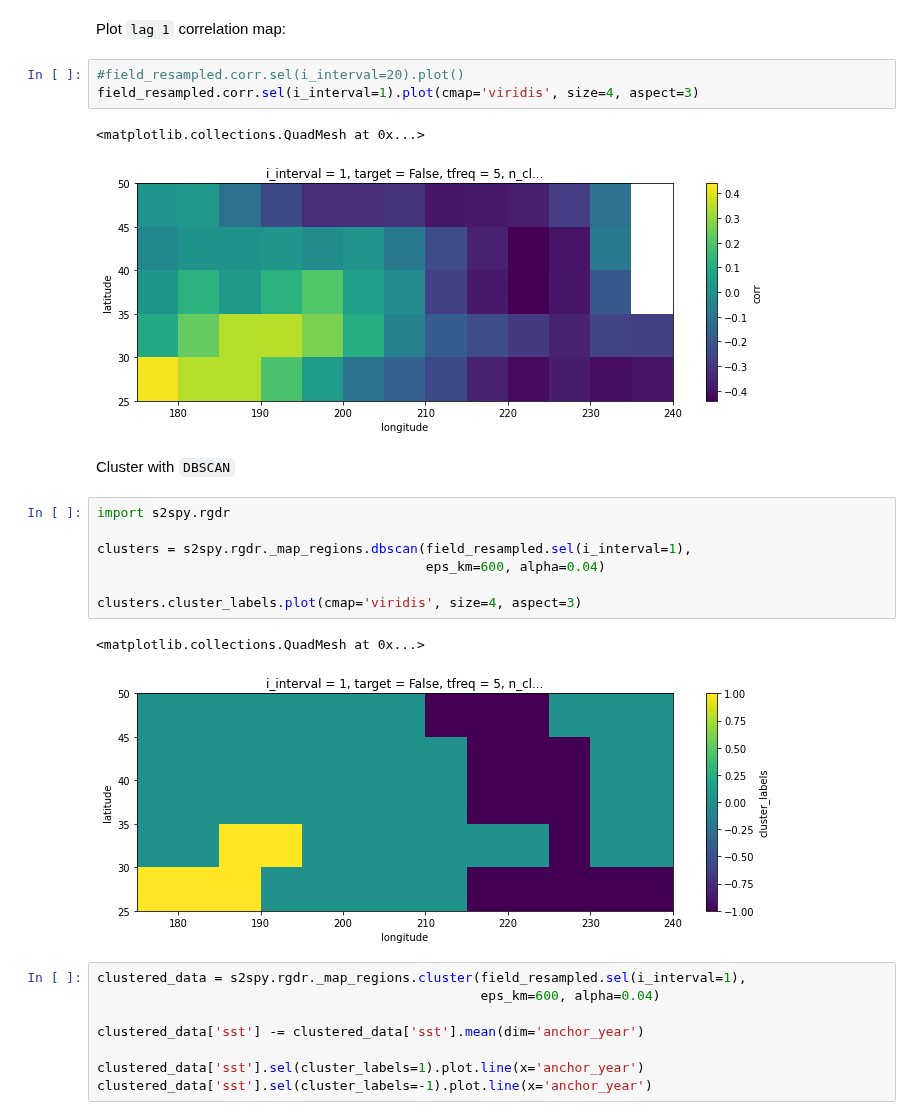
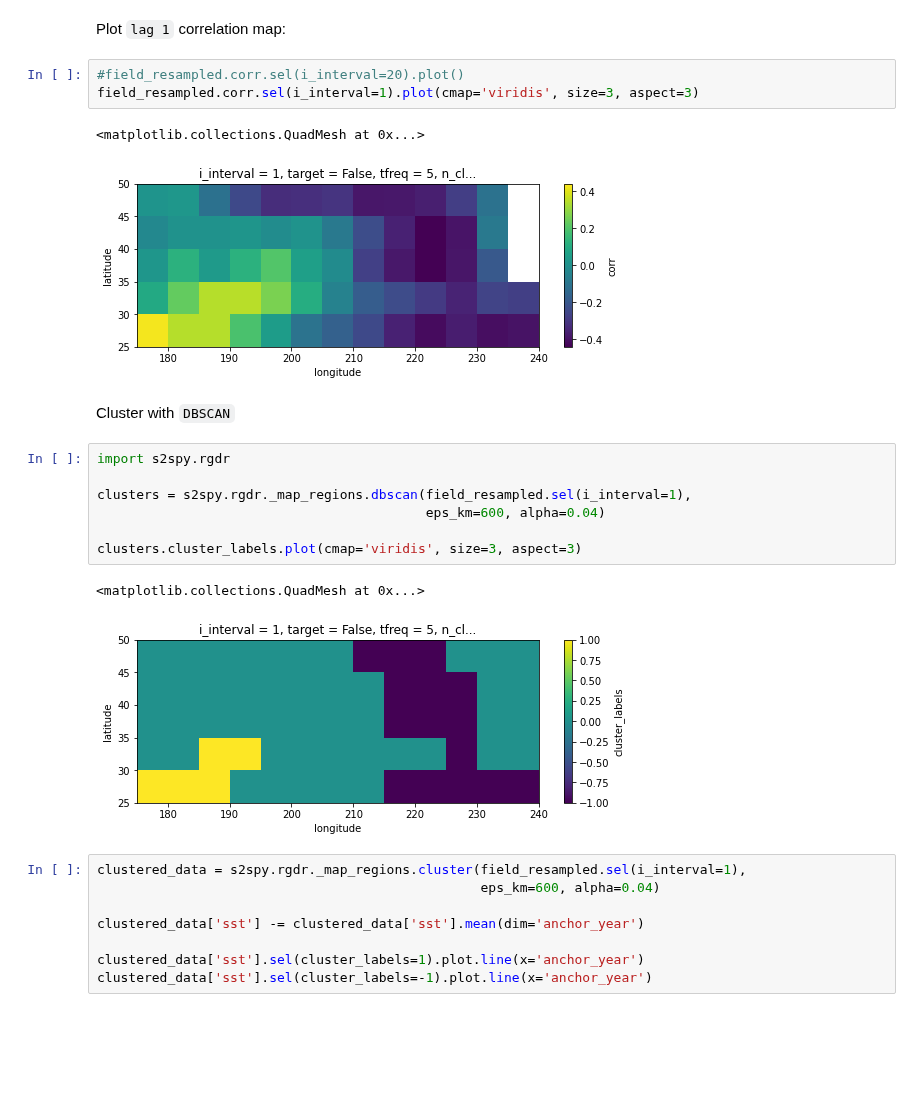
Before and after one commit to AI4S2S/s2spy, a Jupyter notebook: notebooks/working_notebook.ipynb, the cells around one changed output. Cells and saved outputs as stored; diff of their text form; blank space fills up the shorter version.

```diff
--- a/notebooks/working_notebook.ipynb
+++ b/notebooks/working_notebook.ipynb
@@ -40,22 +51,22 @@ field_resampled['corr'], field_resampled['p_val'] = \
 Plot `lag 1` correlation map:
 # %%
 #field_resampled.corr.sel(i_interval=20).plot()
-field_resampled.corr.sel(i_interval=1).plot(cmap='viridis', size=4, aspect=3)
+field_resampled.corr.sel(i_interval=1).plot(cmap='viridis', size=3, aspect=3)
 # %% [output]
 <matplotlib.collections.QuadMesh at 0x...>
-[figure, old version]
+[figure, new version]
 # %% [markdown]
 Cluster with `DBSCAN`
 # %%
 import s2spy.rgdr
 
 clusters = s2spy.rgdr._map_regions.dbscan(field_resampled.sel(i_interval=1),
                                           eps_km=600, alpha=0.04)
 
-clusters.cluster_labels.plot(cmap='viridis', size=4, aspect=3)
+clusters.cluster_labels.plot(cmap='viridis', size=3, aspect=3)
 # %% [output]
 <matplotlib.collections.QuadMesh at 0x...>
-[figure, old version]
+[figure, new version]
 # %%
 clustered_data = s2spy.rgdr._map_regions.cluster(field_resampled.sel(i_interval=1),
                                                  eps_km=600, alpha=0.04)
```
Also changed, not shown: parts of 5 cells of this notebook, 1 other file.
